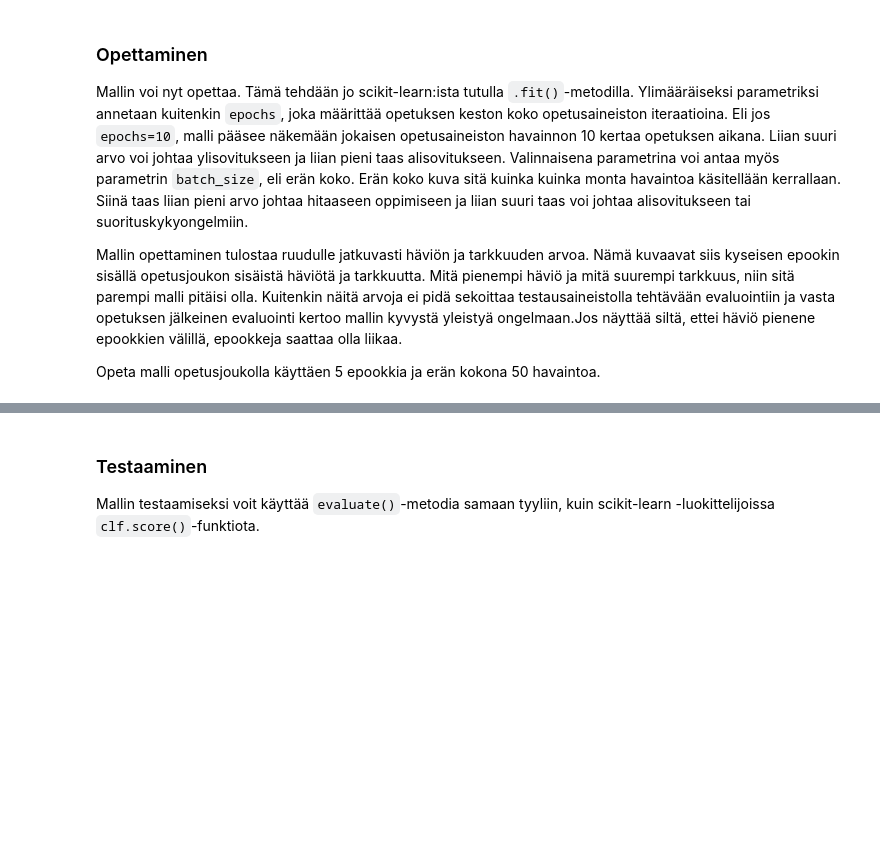
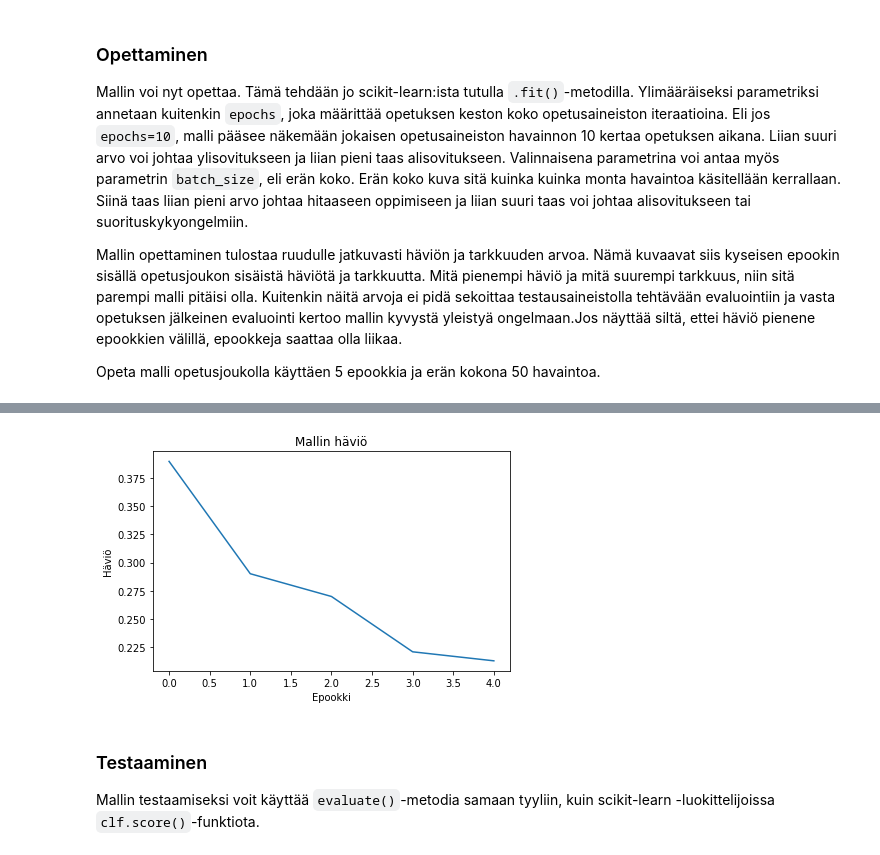
Before and after one commit to spatineo/koneoppimiskurssi, a Jupyter notebook: Notebooks/Harjoitus_Keras_1.ipynb, the cells around one changed output, grey strips where cells are left out. Drawn from its saved outputs; the diff is of its cells as text; code cells hidden in the pictures; blank space fills up the shorter version.

```diff
--- a/Notebooks/Harjoitus_Keras_1.ipynb
+++ b/Notebooks/Harjoitus_Keras_1.ipynb
@@ -124,3 +149,11 @@ Epoch 5/5
+# %%
+plt.plot(hist["loss"])
+plt.title('Mallin häviö')
+plt.ylabel('Häviö')
+plt.xlabel('Epookki')
+plt.show()
+# %% [output]
+[figure, added]
 # %% [markdown]
 ### Testaaminen
 Mallin testaamiseksi voit käyttää `evaluate()`-metodia samaan tyyliin, kuin scikit-learn -luokittelijoissa `clf.score()`-funktiota.
```
Also changed, not shown: parts of 10 cells of this notebook, 9 other files.
